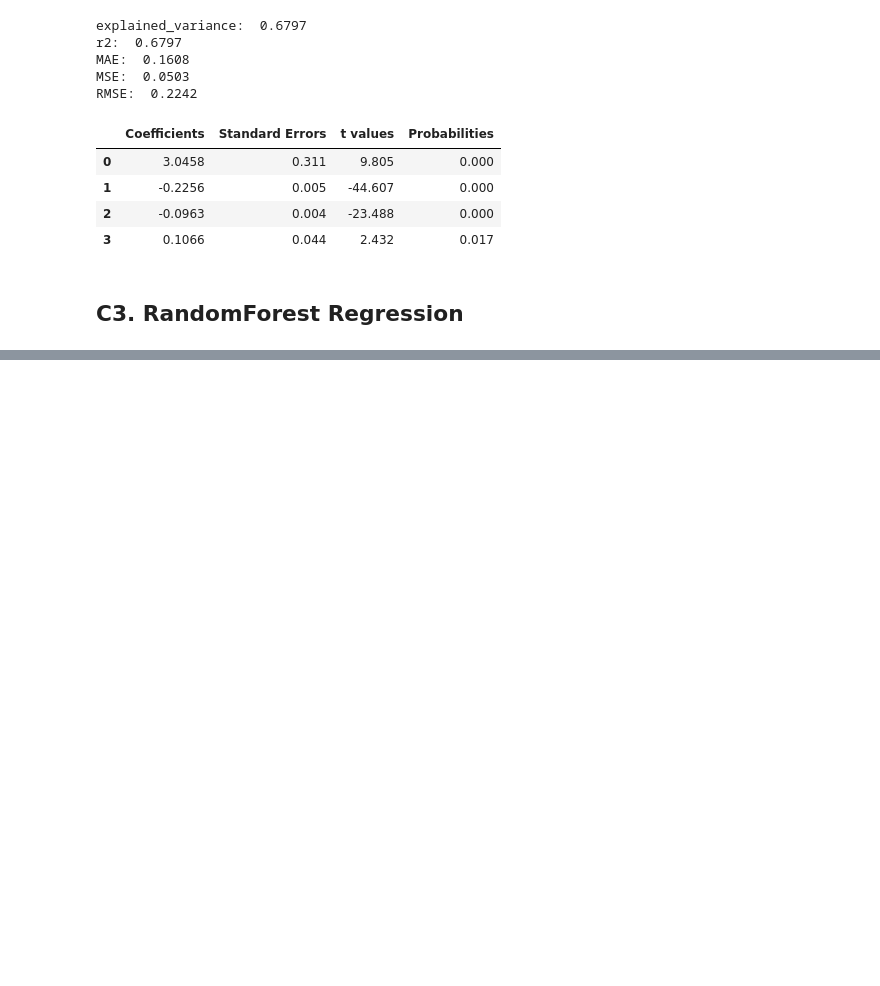
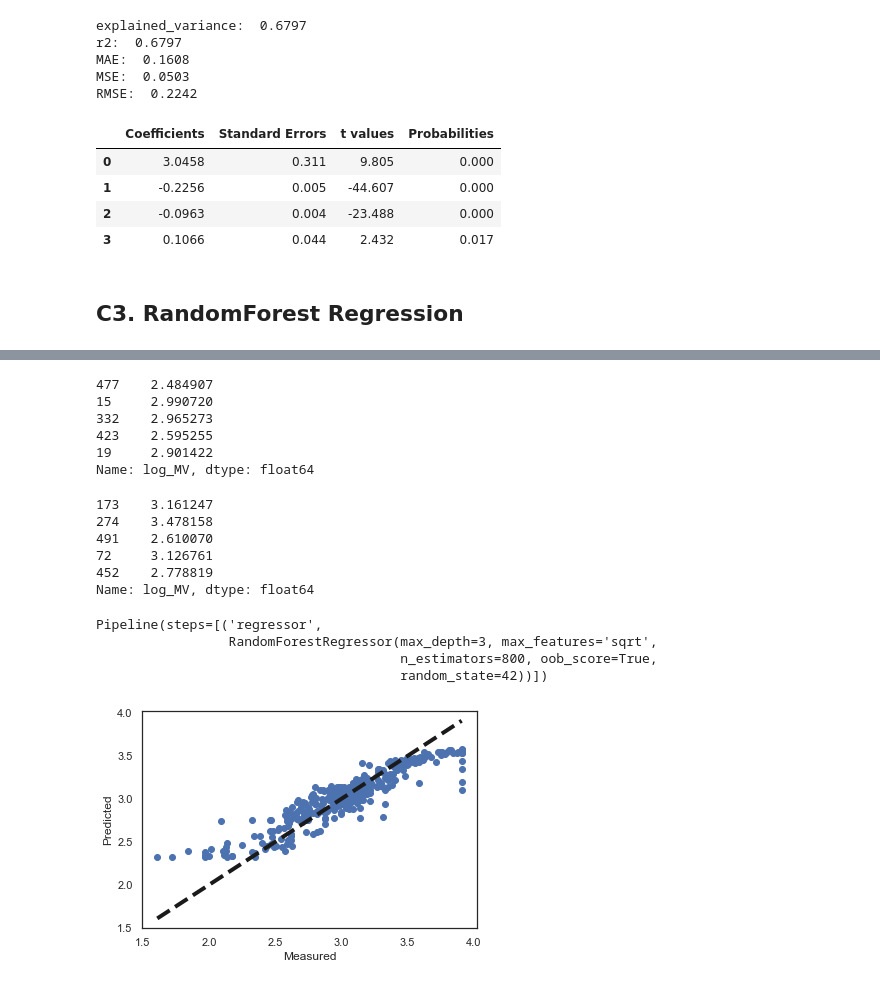
Before and after one commit to bblank70/MSDS422, a Jupyter notebook: Assignment4- Boston_Housing.ipynb, the cells around one changed output, grey strips where cells are left out. Saved outputs shown, nothing was run; the diff lists cells and outputs as text; code cells hidden in the pictures; blank space fills up the shorter version.

```diff
--- a/Assignment4- Boston_Housing.ipynb
+++ b/Assignment4- Boston_Housing.ipynb
@@ -604,0 +627,46 @@ RMSE:  0.2242
+# %%
+init_y.head()
+# %% [output]
+477    2.484907
+15     2.990720
+332    2.965273
+423    2.595255
+19     2.901422
+Name: log_MV, dtype: float64
+# %%
+init_Test_Labels.head()
+# %% [output]
+173    3.161247
+274    3.478158
+491    2.610070
+72     3.126761
+452    2.778819
+Name: log_MV, dtype: float64
+# %%
+#Forest_pipe = Pipeline([
+#        ('regressor', RandomForestRegressor(n_estimators = 2000, max_depth=4, max_features ='log2', oob_score=True, random_state= RANDOM_SEED))
+#        ])
+
+
+Forest_pipe = Pipeline([
+        ('regressor', RandomForestRegressor(n_estimators = 800, max_depth=3, max_features ='sqrt', oob_score=True, random_state= RANDOM_SEED))
+        ])
+Forest_pipe.fit(init_X, init_y)
+# %% [output]
+Pipeline(steps=[('regressor',
+                 RandomForestRegressor(max_depth=3, max_features='sqrt',
+                                       n_estimators=800, oob_score=True,
+                                       random_state=42))])
+# %%
+forest_Train_pred =Forest_pipe.predict(init_X)
+
+fig, Train_Forest = plt.subplots()
+Train_Forest.scatter(init_y, forest_Train_pred)
+#plt.plot(Train_Features, Train_Labels_pred, color='blue', linewidth=3)
+Train_Forest.plot([init_y.min(), init_y.max()], [init_y.min(), init_y.max()], 'k--', lw=4)
+Train_Forest.set_xlabel('Measured')
+Train_Forest.set_ylabel('Predicted')
+
+plt.show()
+# %% [output]
+[figure, added]
```
Also changed, not shown: parts of 18 cells of this notebook.
